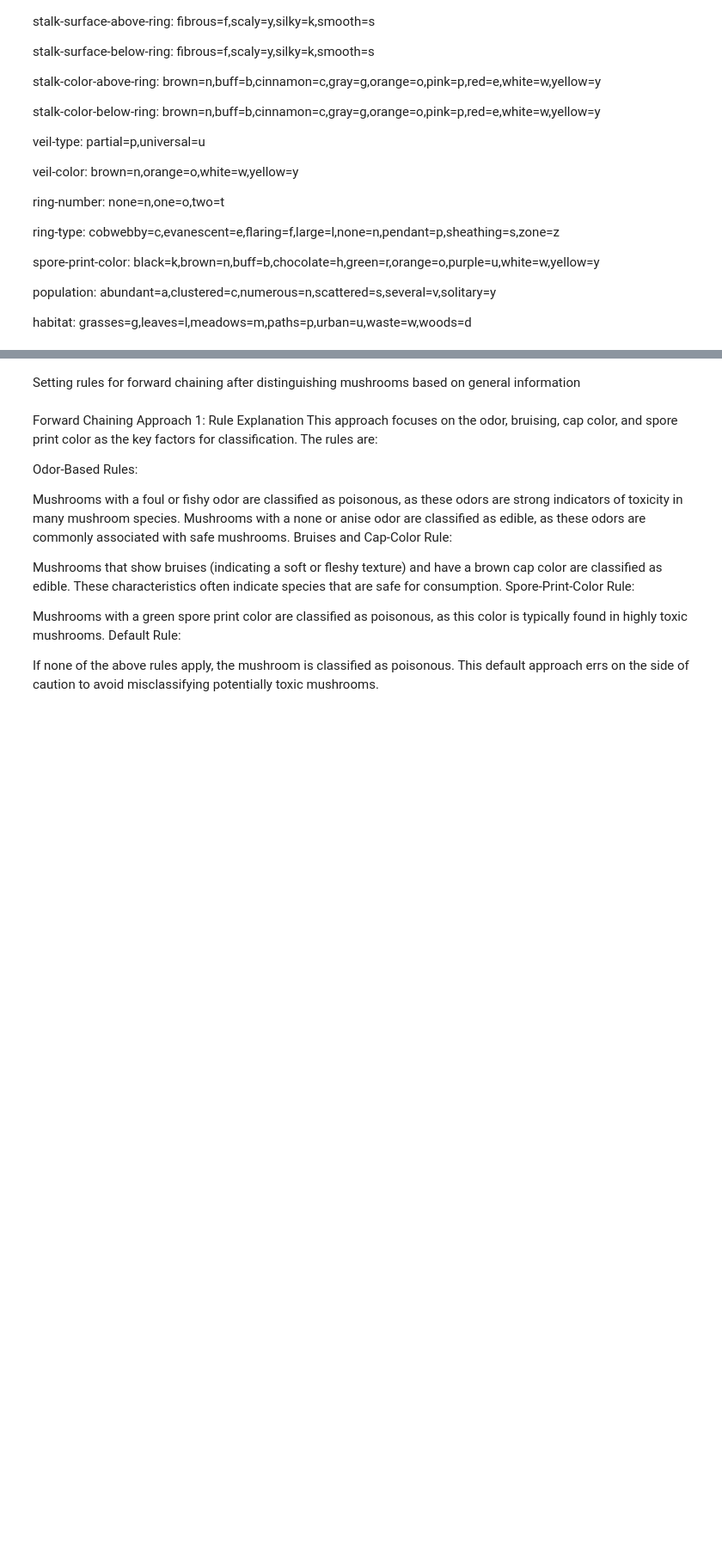
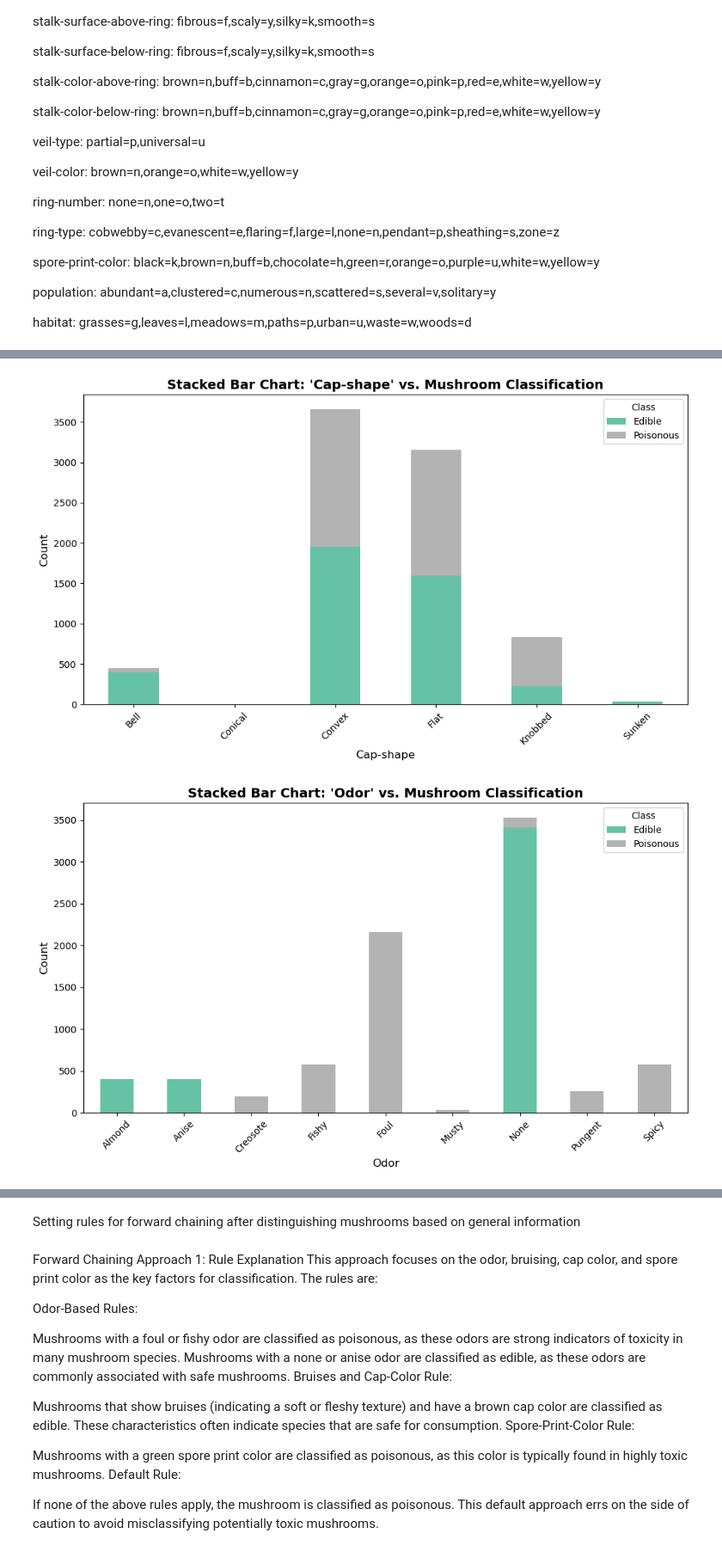
Before and after one commit to RJay02/Artificial-Intelligence, a Jupyter notebook: Rule Based Algorithms.ipynb, the cells around one changed output, grey strips where cells are left out. Shown: that part at 86% size. Cells and saved outputs as stored; diff of their text form; code cells hidden in the pictures; blank space fills up the shorter version.

```diff
--- a/Rule Based Algorithms.ipynb
+++ b/Rule Based Algorithms.ipynb
@@ -191,0 +149,75 @@ for feature in features_to_analyze:
+# %%
+import pandas as pd
+import matplotlib.pyplot as plt
+
+# Define mappings for full descriptions of feature values
+feature_mappings = {
+    'odor': {
+        'a': 'Almond', 'l': 'Anise', 'c': 'Creosote', 'y': 'Fishy',
+        'f': 'Foul', 'm': 'Musty', 'n': 'None', 'p': 'Pungent', 's': 'Spicy'
+    },
+    'cap-shape': {
+        'b': 'Bell', 'c': 'Conical', 'x': 'Convex', 'f': 'Flat',
+        'k': 'Knobbed', 's': 'Sunken'
+    },
+    'cap-color': {
+        'n': 'Brown', 'b': 'Buff', 'c': 'Cinnamon', 'g': 'Gray', 'r': 'Green',
+        'p': 'Pink', 'u': 'Purple', 'e': 'Red', 'w': 'White', 'y': 'Yellow'
+    },
+    'bruises': {'t': 'Bruises', 'f': 'No Bruises'},
+    'gill-size': {'b': 'Broad', 'n': 'Narrow'},
+    'habitat': {
+        'g': 'Grasses', 'l': 'Leaves', 'm': 'Meadows', 'p': 'Paths',
+        'u': 'Urban', 'w': 'Waste', 'd': 'Woods'
+    }
+}
+
+# Function to map feature values to full descriptions
+def map_feature_values(feature):
+    """
+    Maps abbreviated feature values to full descriptions based on pre-defined mappings.
+    """
+    if feature in feature_mappings:
+        data[feature] = data[feature].map(feature_mappings[feature])
+
+# Function to visualize correlation using stacked bar charts
+def visualize_correlation_stacked(feature):
+    """
+    Visualize the relationship between a categorical feature and mushroom classification (edible/poisonous)
+    using a stacked bar chart with full feature descriptions.
+
+    Args:
+        feature (str): Name of the column to analyze.
+    """
+    if feature not in data.columns:
+        print(f"Feature '{feature}' not found in the dataset!")
+        return
+
+    # Map feature values to full descriptions if applicable
+    map_feature_values(feature)
+
+    # Create a pivot table to count occurrences of 'class' per feature value
+    feature_class_counts = data.groupby([feature, 'class']).size().unstack(fill_value=0)
+
+    # Plot stacked bar chart
+    feature_class_counts.plot(kind='bar', stacked=True, figsize=(10, 6), colormap="Set2")
+
+    # Add labels and title
+    plt.title(f"Stacked Bar Chart: '{feature.capitalize()}' vs. Mushroom Classification", fontsize=14, fontweight='bold')
+    plt.xlabel(feature.capitalize(), fontsize=12)
+    plt.ylabel("Count", fontsize=12)
+    plt.xticks(rotation=45)
+    plt.legend(title="Class", labels=["Edible", "Poisonous"])
+
+    # Show the plot
+    plt.tight_layout()
+    plt.show()
+
+# Visualize correlations for specific features using stacked bar charts with full descriptions
+features_to_analyze = ['cap-shape', 'odor', 'cap-color', 'bruises', 'gill-size', 'habitat']
+
+for feature in features_to_analyze:
+    visualize_correlation_stacked(feature)
+# %% [output]
+[figure, added]
+[figure, added]
```
Also changed, not shown: parts of 4 cells of this notebook.
